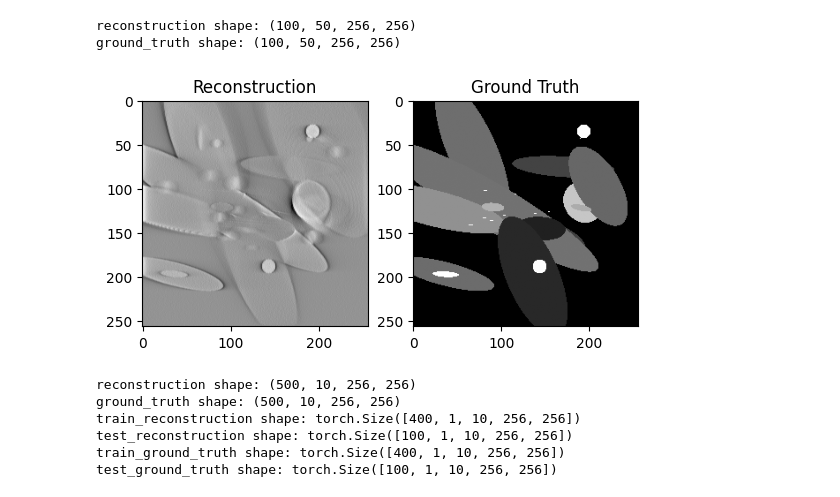
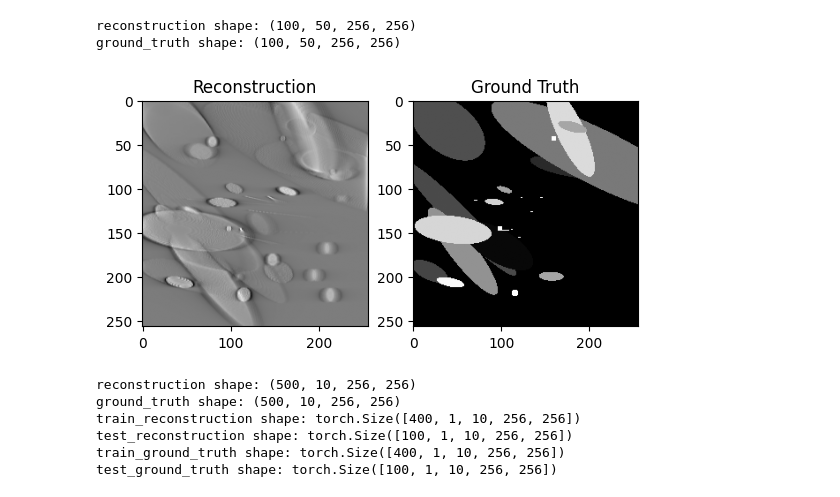
Before and after one commit to federicoaugelli/3D_Feldkamp_Denoising_Tomosynthesis, a Jupyter notebook: src/train.ipynb, the cells around one changed output. Drawn from its saved outputs; the diff is of its cells as text; code cells hidden in the pictures.

```diff
--- a/src/train.ipynb
+++ b/src/train.ipynb
@@ -38,11 +27,11 @@ reconstruction shape: (100, 50, 256, 256)
 ground_truth shape: (100, 50, 256, 256)
 # %%
 import matplotlib.pyplot as plt
-plt.subplot(1, 2, 1); plt.imshow(reconstruction[0, 10], cmap='grey'); plt.title("Reconstruction")
-plt.subplot(1, 2, 2); plt.imshow(ground_truth[0, 10], cmap='grey'); plt.title("Ground Truth")
+plt.subplot(1, 2, 1); plt.imshow(reconstruction[1, 10], cmap='grey'); plt.title("Reconstruction")
+plt.subplot(1, 2, 2); plt.imshow(ground_truth[1, 10], cmap='grey'); plt.title("Ground Truth")
 plt.show()
 # %% [output]
-[figure, old version]
+[figure, new version]
 # %%
 import torch
 from sklearn.model_selection import train_test_split
```
Also changed, not shown: parts of 5 cells of this notebook, 6 other files.
